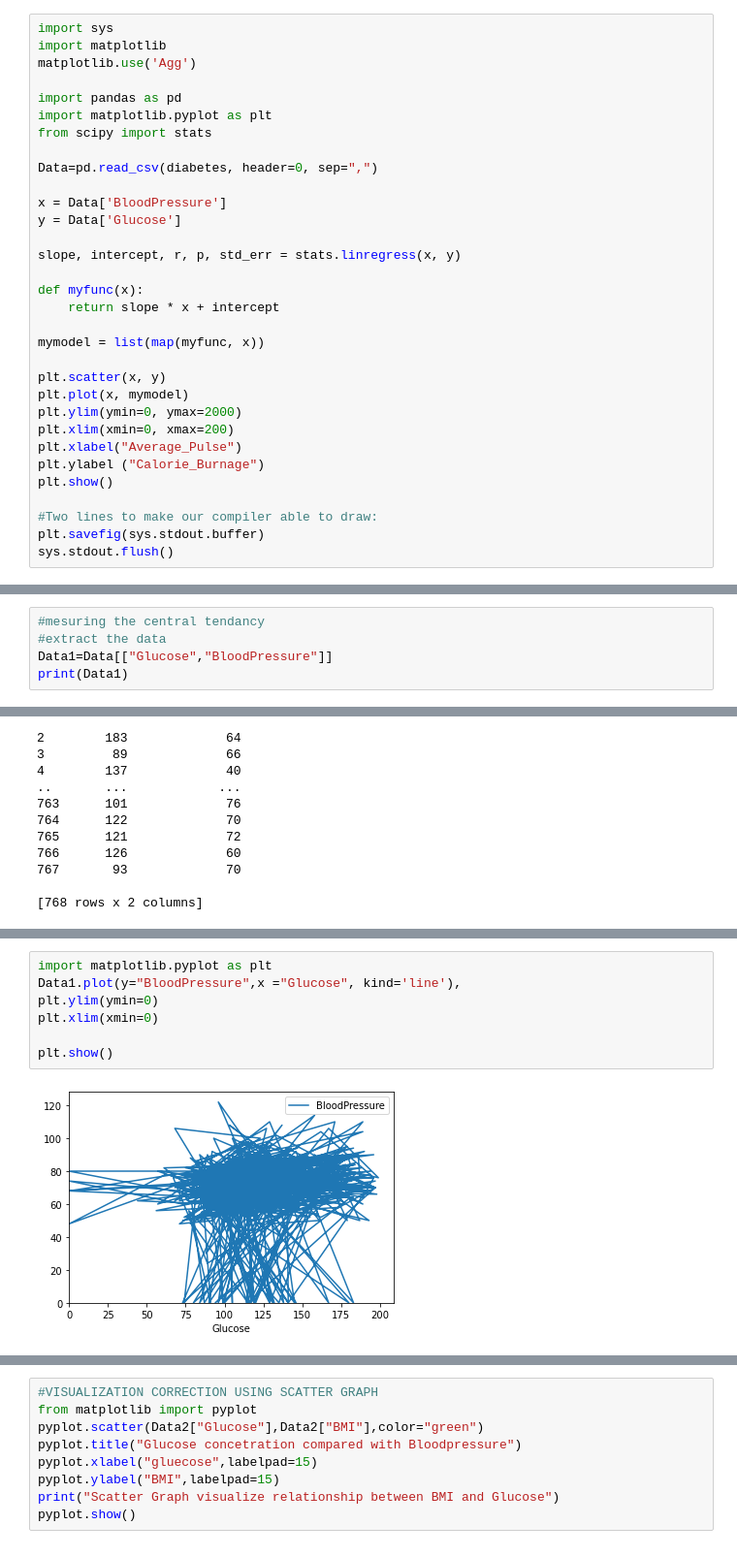
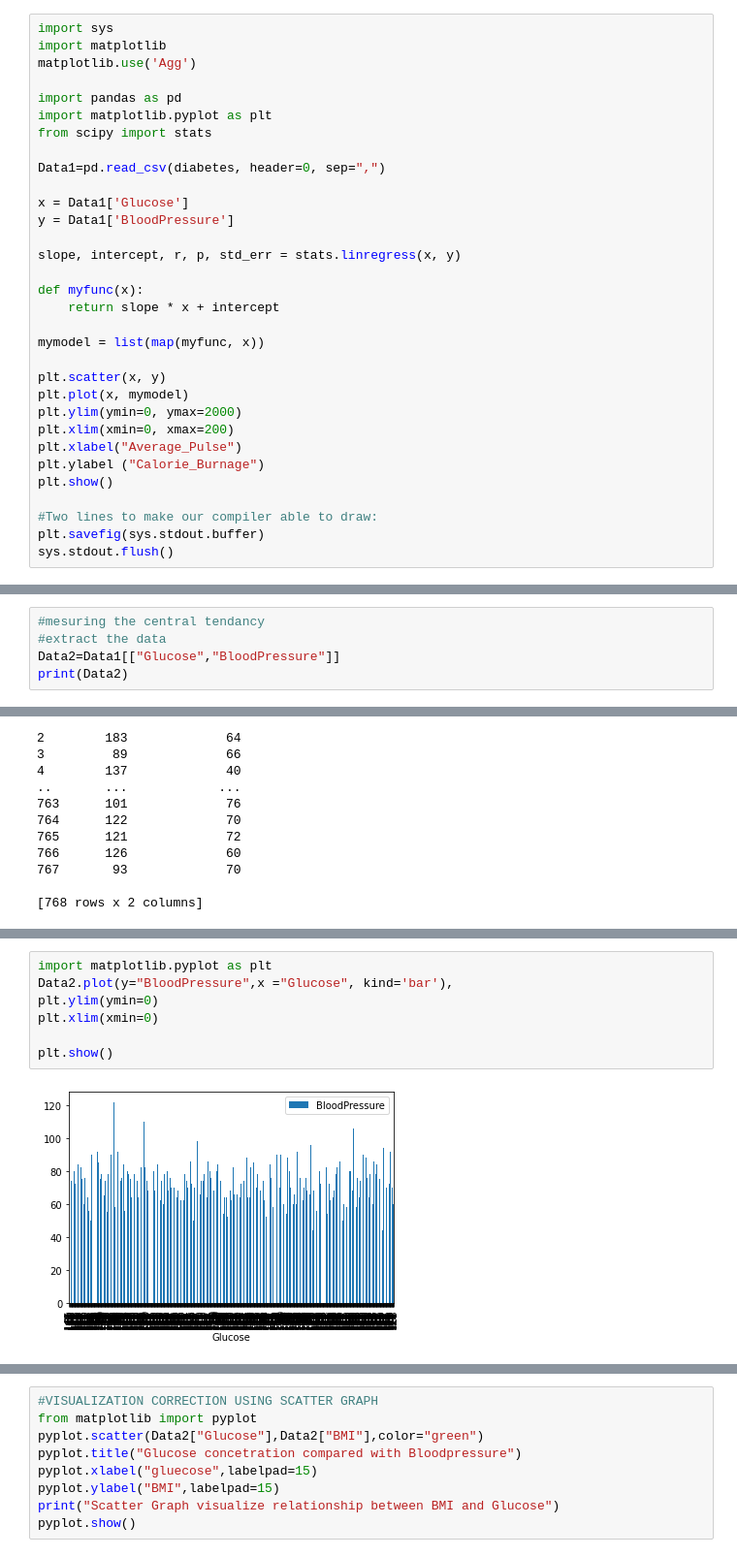
Before and after one commit to johnnjoroge0/Diabetes-data-analysis, a Jupyter notebook: Diabetes data analysis.ipynb, the cells around one changed output, grey strips where cells are left out. Shown at 97% size. Saved outputs shown, nothing was run; the diff lists cells and outputs as text.

Commit message:
pushing diabetes data analysis to github

```diff
--- a/Diabetes data analysis.ipynb
+++ b/Diabetes data analysis.ipynb
@@ -81,10 +87,10 @@ import pandas as pd
 import matplotlib.pyplot as plt
 from scipy import stats
 
-Data=pd.read_csv(diabetes, header=0, sep=",")
+Data1=pd.read_csv(diabetes, header=0, sep=",")
 
-x = Data['BloodPressure']
-y = Data['Glucose']
+x = Data1['Glucose']
+y = Data1['BloodPressure']
 
 slope, intercept, r, p, std_err = stats.linregress(x, y)
 
@@ -187,8 +193,8 @@ max     67.100000                  2.420000   81.000000    1.000000
 # %%
 #mesuring the central tendancy
 #extract the data
-Data1=Data[["Glucose","BloodPressure"]]
-print(Data1)
+Data2=Data1[["Glucose","BloodPressure"]]
+print(Data2)
 # %% [output]
      Glucose  BloodPressure
 0        148             72
@@ -214,13 +220,13 @@ plt.show()
 [figure]
 # %%
 import matplotlib.pyplot as plt
-Data1.plot(y="BloodPressure",x ="Glucose", kind='line'),
+Data2.plot(y="BloodPressure",x ="Glucose", kind='bar'),
 plt.ylim(ymin=0)
 plt.xlim(xmin=0)
 
 plt.show()
 # %% [output]
-[figure, old version]
+[figure, new version]
 # %%
 #mesuring the central tendancy
 #extract the data
```
Also changed, not shown: parts of 8 cells of this notebook.
